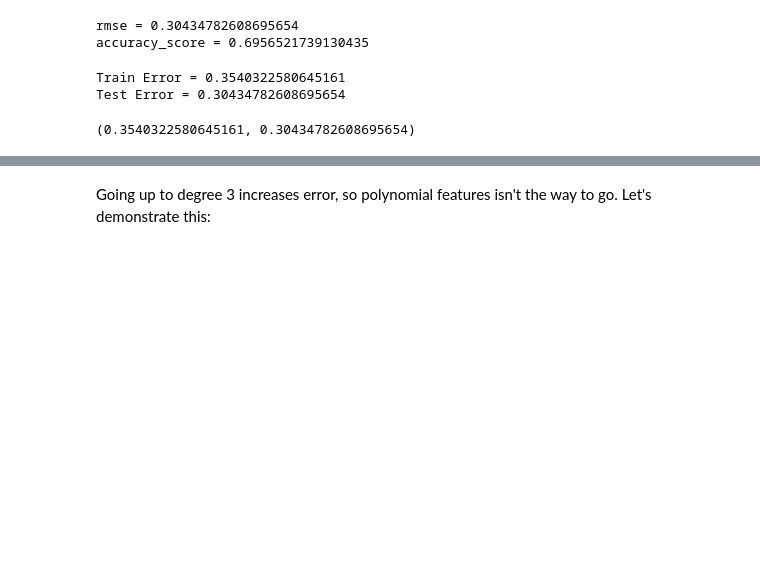
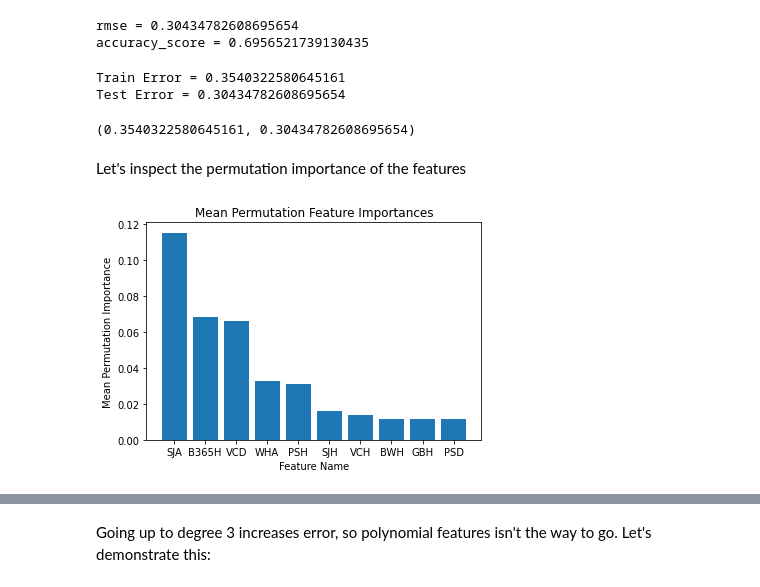
Before and after one commit to XanderYoon/ML_Soccer_Predictions, a Jupyter notebook: logistic_regression.ipynb, the cells around one changed output, grey strips where cells are left out. Cells and saved outputs as stored; diff of their text form; code cells hidden in the pictures; blank space fills up the shorter version.

```diff
--- a/logistic_regression.ipynb
+++ b/logistic_regression.ipynb
@@ -102,3 +103,6 @@ binary_class_label_complement = "away_team_win"
+# %%
+binary_class_label = helpers.binary_class_label
+binary_class_label_complement = helpers.binary_class_label_complement
 # %%
 matches[binary_class_label] = np.where(matches["home_team_goal"] - matches["away_team_goal"] > 0, 1, 0)
 matches[binary_class_label_complement] = np.where(matches["home_team_win"] == 0, 1, 0)
@@ -225,3 +143,12 @@ train_test_error(odds_lr, odds_features)
 Train Error = 0.3540322580645161
 Test Error = 0.30434782608695654
 (0.3540322580645161, 0.30434782608695654)
+# %% [markdown]
+Let's inspect the permutation importance of the features
+# %%
+xtrain = odds_lr["train_data"][odds_features]
+ytrain = odds_lr["train_data"][binary_class_label]
+features_by_importance = get_sorted_importances(odds_lr, xtrain, ytrain, odds_features)
+plot_sorted_importances(features_by_importance)
+# %% [output]
+[figure, added]
```
Also changed, not shown: parts of 16 cells of this notebook, 2 other files.
